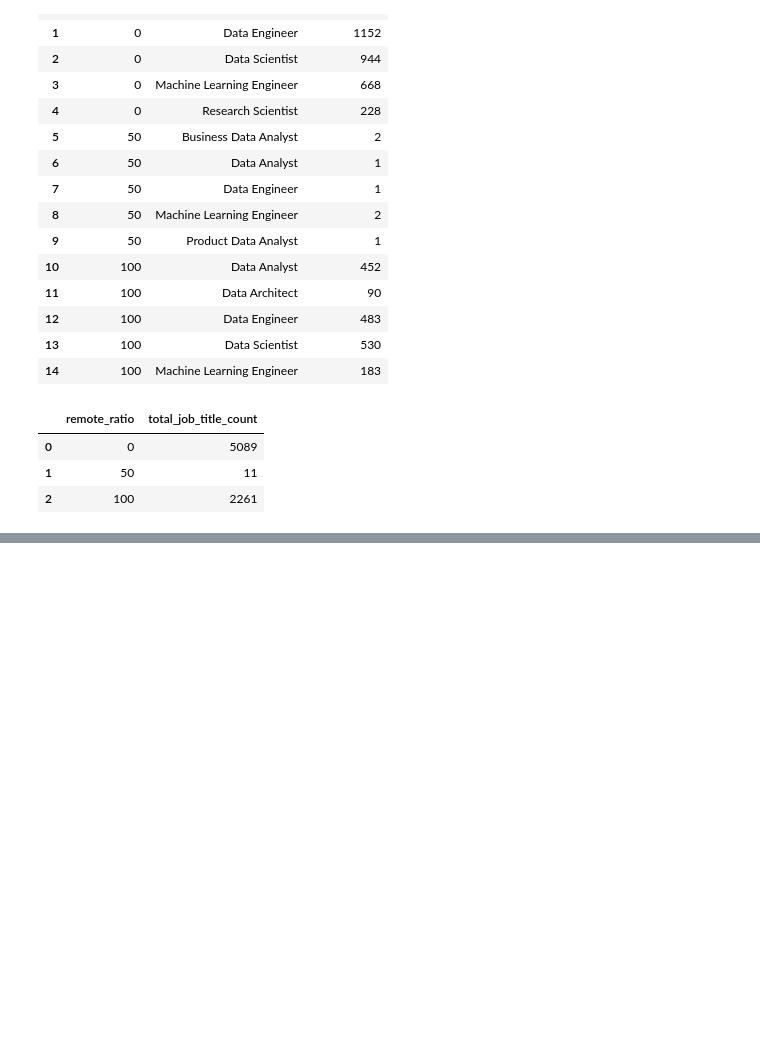
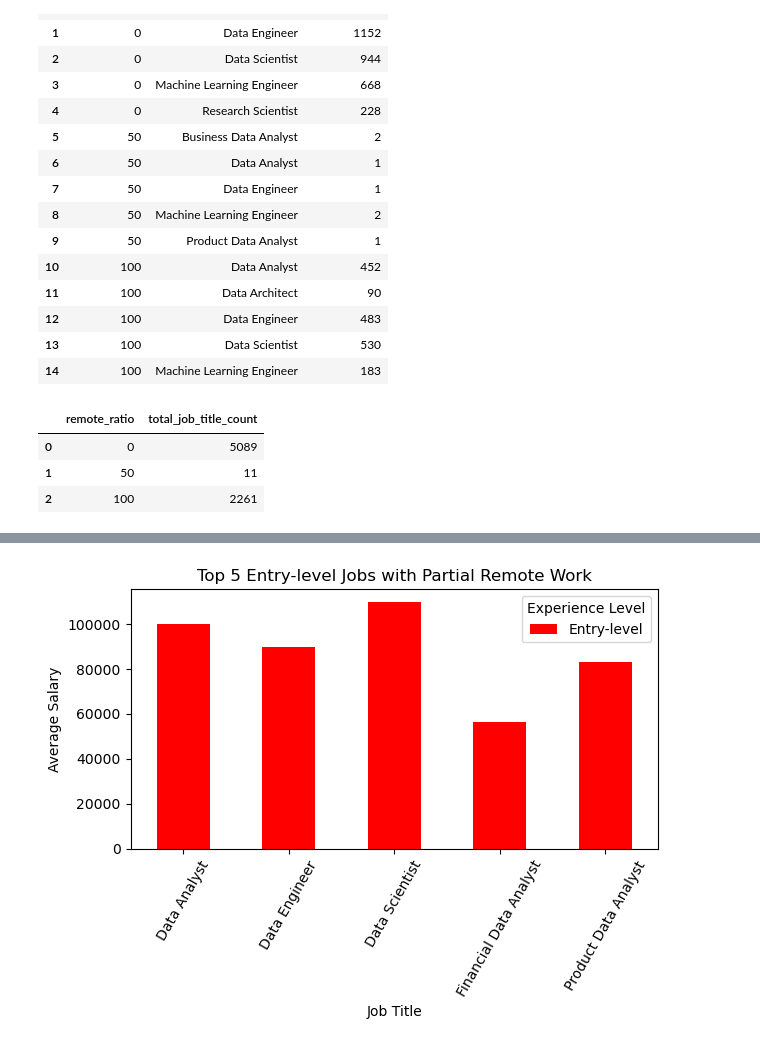
Before and after one commit to jjournot13/project-1, a Jupyter notebook: jenae/Salary_and_Remote_Work.ipynb, the cells around one changed output, grey strips where cells are left out. Cells and saved outputs as stored; diff of their text form; code cells hidden in the pictures; blank space fills up the shorter version.

```diff
--- a/jenae/Salary_and_Remote_Work.ipynb
+++ b/jenae/Salary_and_Remote_Work.ipynb
@@ -274,0 +227,3 @@ plt.show()
+# %%
+partial_remote_work_df = clean_data_df.loc[clean_data_df['remote_ratio'] == 50]
+partial_remote_work_df.head()
@@ -274,0 +435,3 @@ plt.show()
+# %%
+entry_lvl_remote_work_df = exp_result_pivoted_df.loc[exp_result_pivoted_df['Entry-level'] > 0]
+entry_lvl_remote_work_df
@@ -274,0 +445,3 @@ plt.show()
+# %%
+entry_remote_work_df = entry_lvl_remote_work_df[['Job Title', 'Entry-level']].copy()
+entry_remote_work_df
@@ -274,0 +455,16 @@ plt.show()
+# %%
+entry_remote_work_df.set_index('Job Title').plot.bar(color={'Entry-level': 'red'}, rot = 60)
+
+plt.title('Top 5 Entry-level Jobs with Partial Remote Work')
+plt.xlabel('Job Title')
+plt.ylabel('Average Salary')
+plt.legend(['Entry-level'], loc='upper right', title='Experience Level')
+
+plt.tight_layout()
+
+# Save the figure
+plt.savefig("Top_5_Avg_Salary_by_Exp_Level_Partial_Remote.png")
+
+plt.show()
+# %% [output]
+[figure, added]
```
Also changed, not shown: parts of 25 cells of this notebook, 8 other files.
